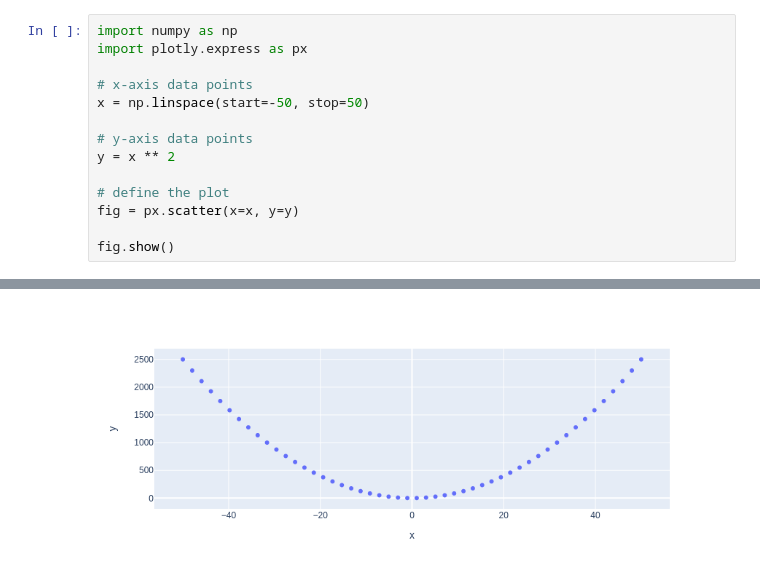
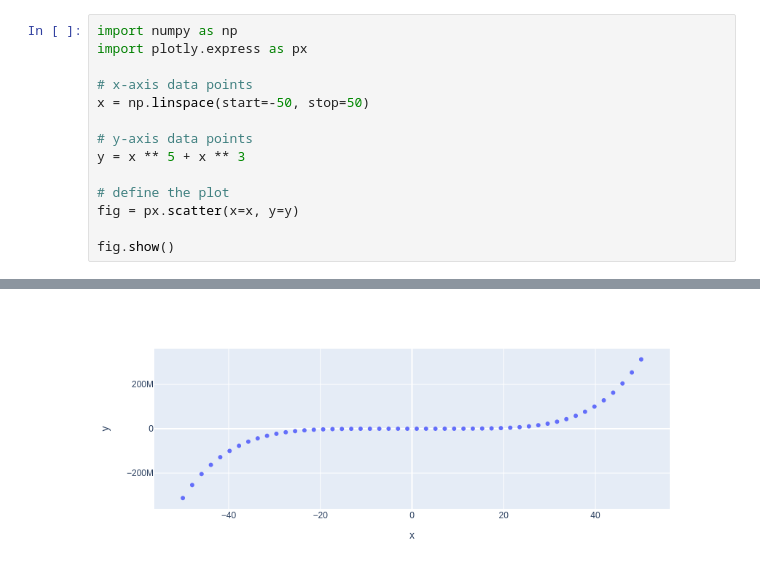
Before and after one commit to khuh/my-notebooks-repo, a Jupyter notebook: experiment2.ipynb, the cells around one changed output, grey strips where cells are left out. Saved outputs shown, nothing was run; the diff lists cells and outputs as text.

```diff
--- a/experiment2.ipynb
+++ b/experiment2.ipynb
@@ -6,7 +6,7 @@ import plotly.express as px
 x = np.linspace(start=-50, stop=50)
 
 # y-axis data points
-y = x ** 2
+y = x ** 5 + x ** 3
 
 # define the plot
 fig = px.scatter(x=x, y=y)
@@ -17 +16 @@ fig.show()
-[figure, old version]
+[figure, new version]
```
Also changed, not shown: parts of 1 cell of this notebook.
